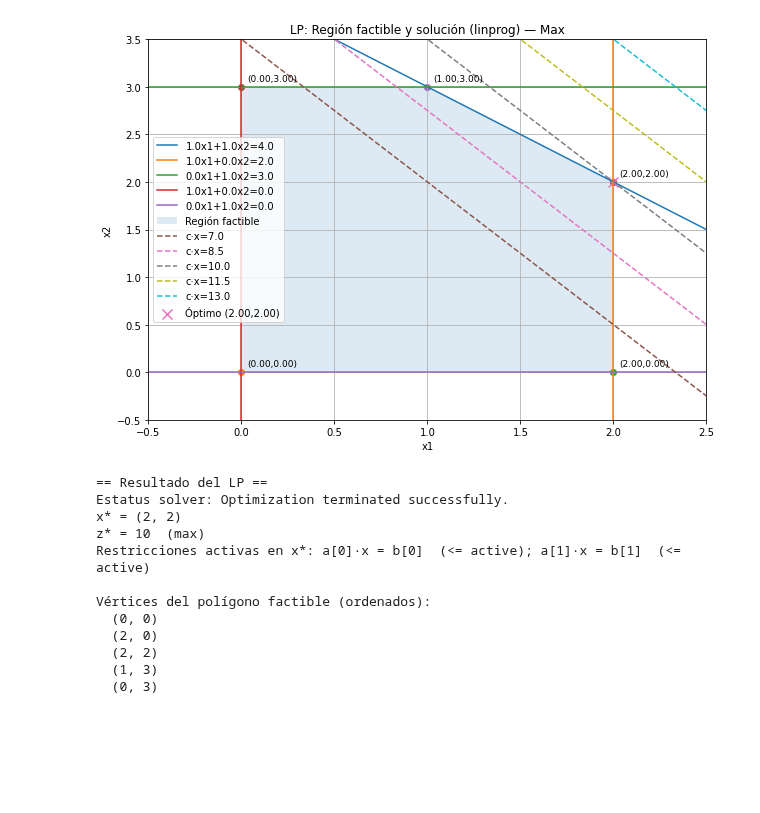
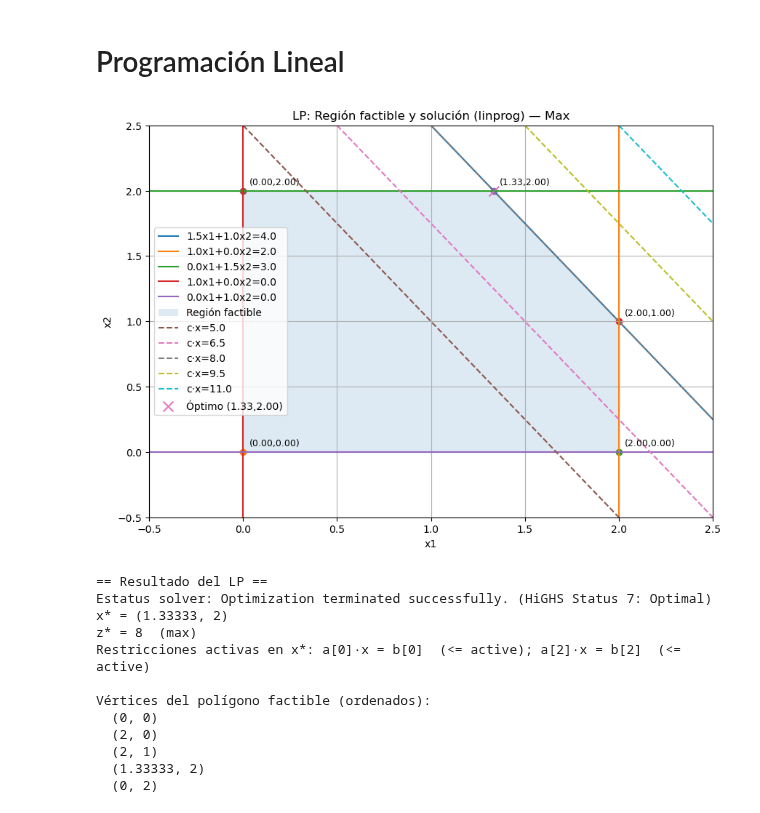
Before and after one commit to educarrascov/DISC_TESIS, a Jupyter notebook: 20250821-LinearProgramming.ipynb, the cells around one changed output. Cells and saved outputs as stored; diff of their text form; code cells hidden in the pictures; blank space fills up the shorter version.

```diff
--- a/20250821-LinearProgramming.ipynb
+++ b/20250821-LinearProgramming.ipynb
@@ -1,3 +1,5 @@
+# %% [markdown]
+# Programación Lineal
 # %%
 # General LP visualizer & solver for 2 variables using SciPy linprog (if available).
 # - You can EDIT the problem data in the "USER PROBLEM DEFINITION" block.
@@ -13,16 +15,16 @@ import matplotlib.pyplot as plt
 # Example (the same LP we solved by hand):
 #   Maximize z = 3 x1 + 2 x2
 #   s.t.
-#     x1 + x2 <= 4
+#     1.5 1 + x2 <= 4
 #     x1 <= 2
-#     x2 <= 3
+#     1.5 x2 <= 3
 #     x1 >= 0, x2 >= 0
 #
 maximize = True
 c = np.array([3.0, 2.0])                 # objective coefficients
-A_ub = np.array([[1.0, 1.0],             # <= constraints matrix
+A_ub = np.array([[1.5, 1.0],             # <= constraints matrix
                  [1.0, 0.0],
-                 [0.0, 1.0]])
+                 [0.0, 1.5]])
 b_ub = np.array([4.0, 2.0, 3.0])
 A_eq = None                               # or e.g. np.array([[1.0, -1.0]])
 b_eq = None                               # e.g. np.array([0.0])
@@ -255,43 +257,43 @@ def active_constraints(x, A_ub, b_ub, A_eq, b_eq, bounds, tol=1e-7):
     # inequalities
     if A_ub is not None and b_ub is not None:
         for i,(ai,bi) in enumerate(zip(A_ub,b_ub)):
             if abs(ai @ x - bi) <= tol:
                 act.append(f"a[{i}]·x = b[{i}]  (<= active)")
     # equalities
     if A_eq is not None and b_eq is not None:
         for i,(ai,bi) in enumerate(zip(A_eq,b_eq)):
             if abs(ai @ x - bi) <= tol:
                 act.append(f"Aeq[{i}]·x = beq[{i}]  (=)")
     return act
 
 print("== Resultado del LP ==")
 print(f"Estatus solver: {res.message}")
 if status_ok:
     print(f"x* = ({x_opt[0]:.6g}, {x_opt[1]:.6g})")
     print(f"z* = {z_opt:.6g}  ({'max' if maximize else 'min'})")
     acts = active_constraints(x_opt, A_ub, b_ub, A_eq, b_eq, bounds)
     print("Restricciones activas en x*:", "; ".join(acts) if acts else "(ninguna)")
 else:
     print("No se encontró solución óptima.")
 
 # List polygon vertices
 if len(poly) >= 1:
     print("\nVértices del polígono factible (ordenados):")
     for (vx,vy) in poly:
         print(f"  ({vx:.6g}, {vy:.6g})")
 else:
     print("\nRegión posiblemente no acotada o insuficiente para formar polígono cerrado (se muestran intersecciones factibles si existen).")
 # %% [output]
-[figure, old version]
+[figure, new version]
 == Resultado del LP ==
-Estatus solver: Optimization terminated successfully.
-x* = (2, 2)
-z* = 10  (max)
-Restricciones activas en x*: a[0]·x = b[0]  (<= active); a[1]·x = b[1]  (<= active)
+Estatus solver: Optimization terminated successfully. (HiGHS Status 7: Optimal)
+x* = (1.33333, 2)
+z* = 8  (max)
+Restricciones activas en x*: a[0]·x = b[0]  (<= active); a[2]·x = b[2]  (<= active)
 
 Vértices del polígono factible (ordenados):
   (0, 0)
   (2, 0)
-  (2, 2)
-  (1, 3)
-  (0, 3)
+  (2, 1)
+  (1.33333, 2)
+  (0, 2)
```
Also changed, not shown: parts of 2 cells of this notebook, 2 other files.
